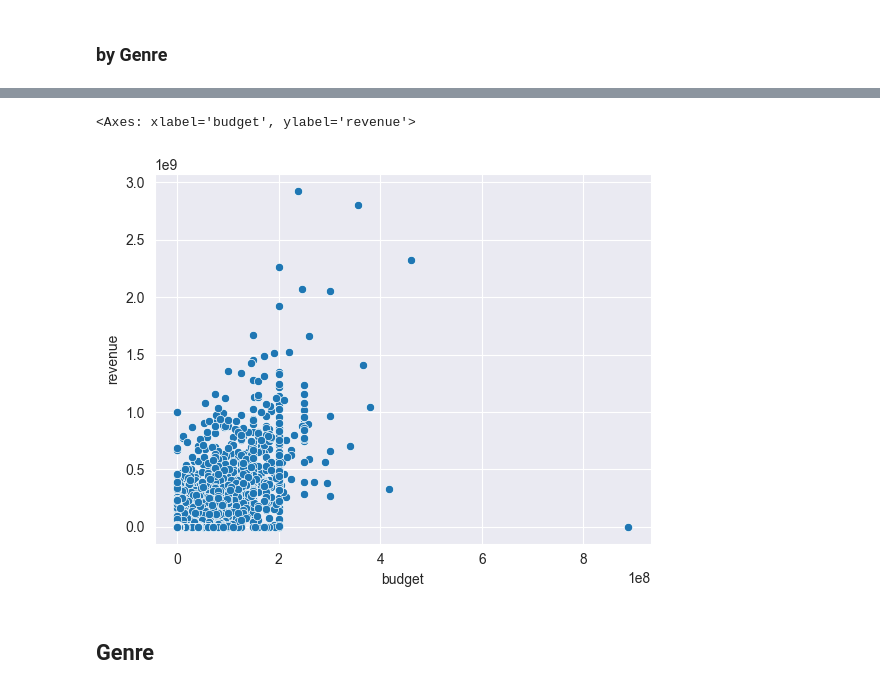
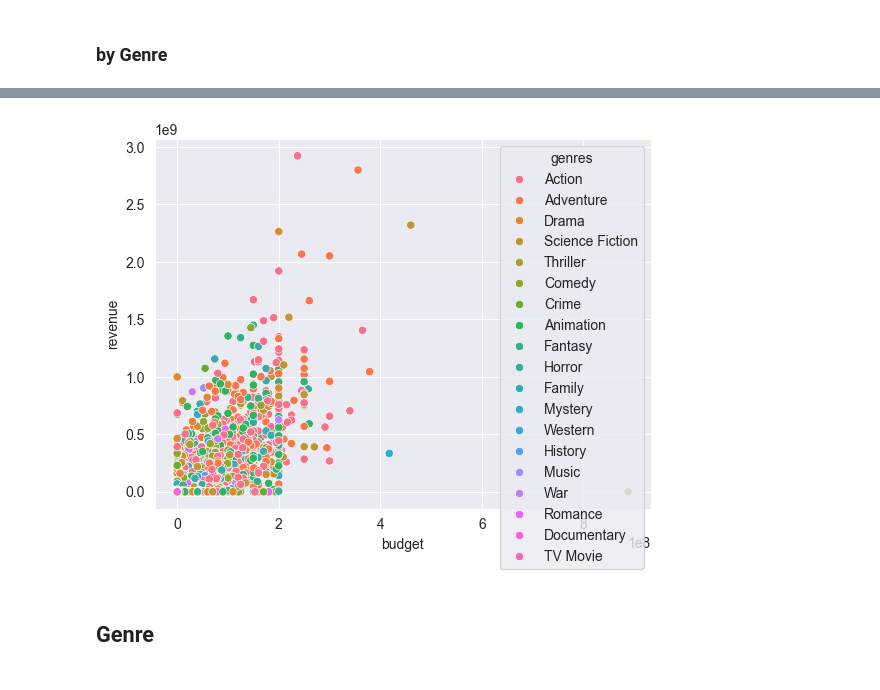
Before and after one commit to KiwiFlavorBepis/FilmFinder, a Jupyter notebook: Data/Data Visualization/Visualizations.ipynb, the cells around one changed output, grey strips where cells are left out. Cells and saved outputs as stored; diff of their text form; code cells hidden in the pictures.

Commit message:
Last Visualizations.ipynb

```diff
--- a/Data/Data Visualization/Visualizations.ipynb
+++ b/Data/Data Visualization/Visualizations.ipynb
@@ -90,0 +104,2 @@ plt.show()
+# %%
+data_single_genres = data_genres_exploded[~data_genres_exploded.index.duplicated(keep='first')]
@@ -91,8 +115,7 @@ plt.show()
 # %%
-ax = sns.scatterplot(data, x='budget', y='revenue')
+ax = sns.scatterplot(data_single_genres, x='budget', y='revenue', hue='genres', markers='.')
 # %% [output]
-<Axes: xlabel='budget', ylabel='revenue'>
-[figure, old version]
+[figure, new version]
 # %% [markdown]
 ## Genre
 # %% [markdown]
```
Also changed, not shown: parts of 16 cells of this notebook.
